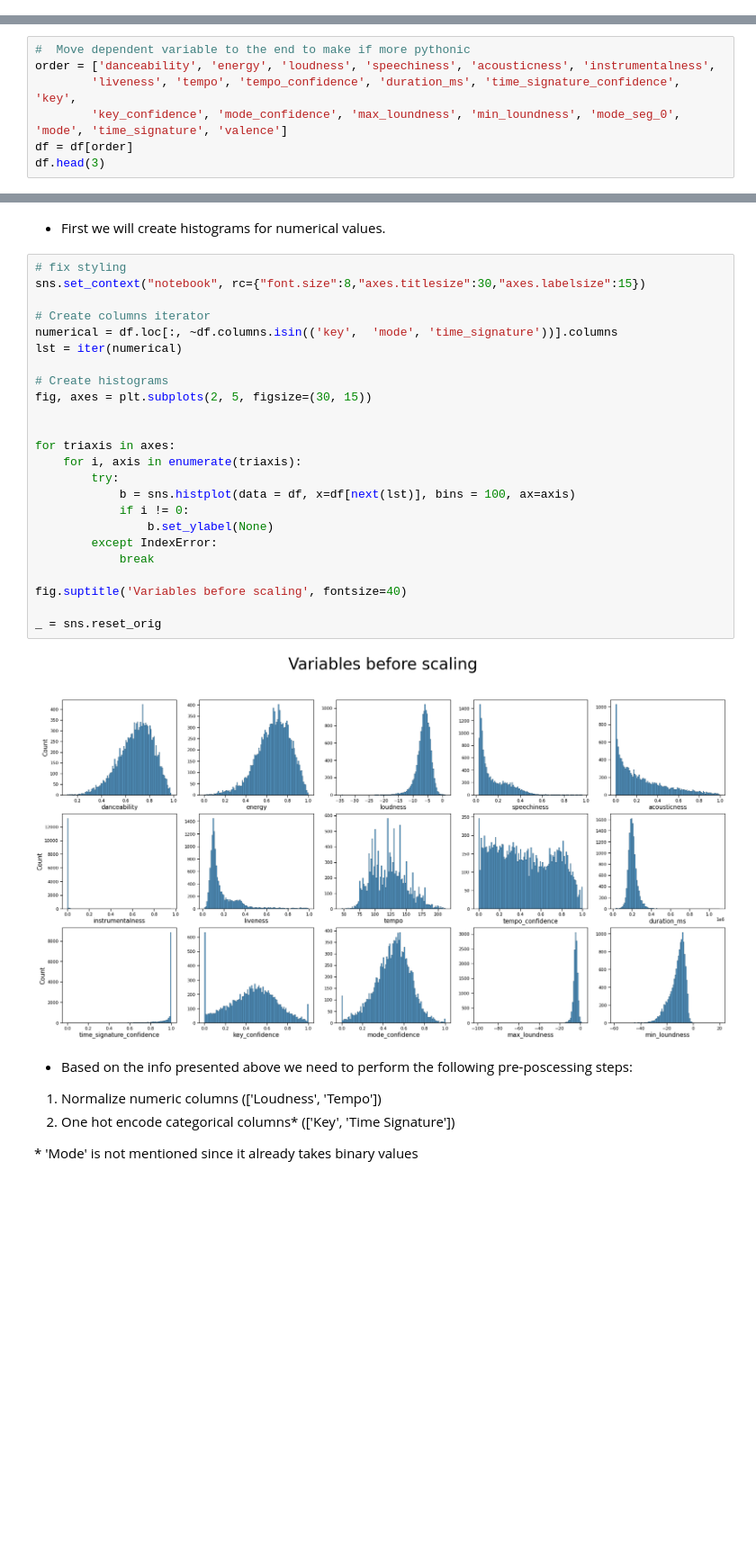
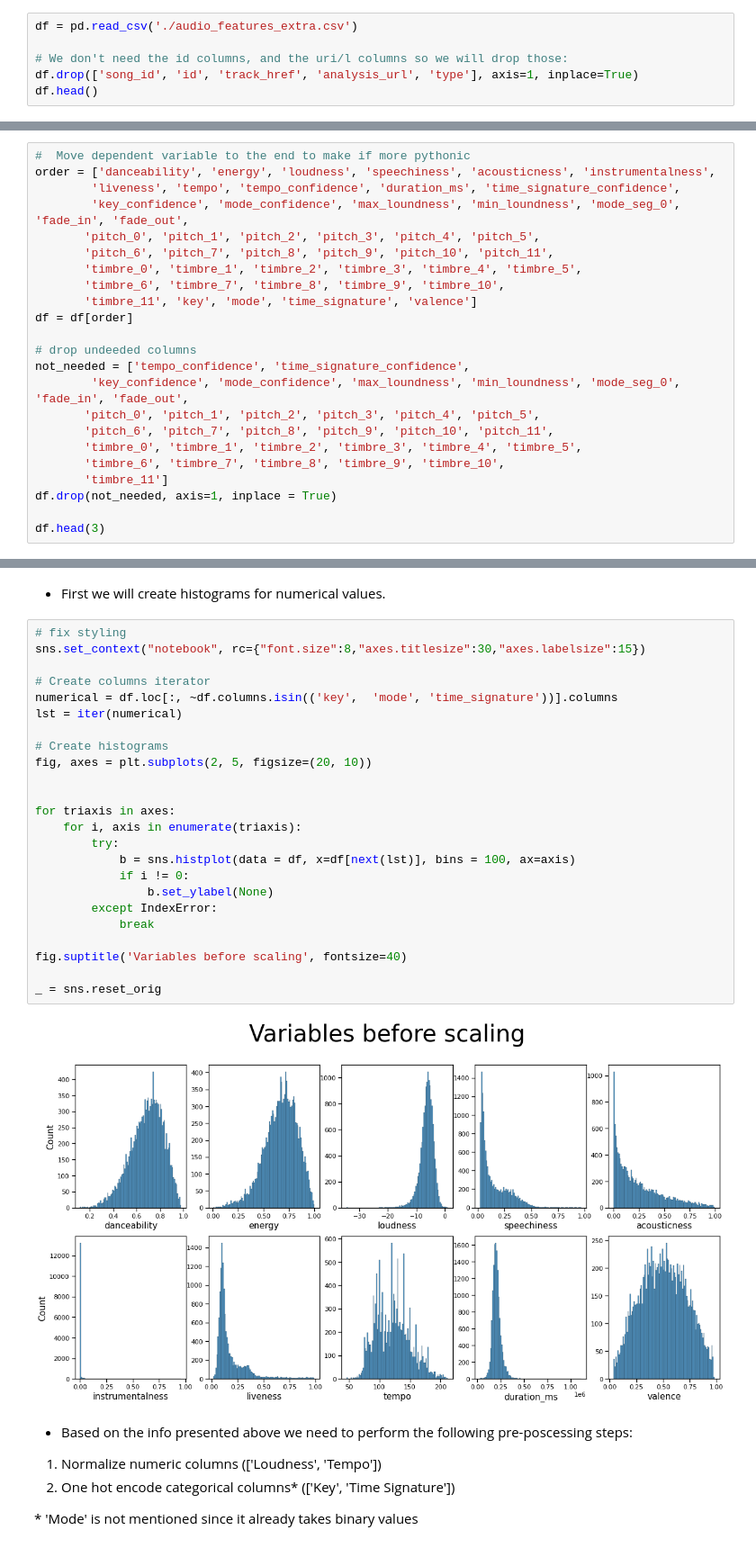
Before and after one commit to geo-chalk/spotify_valence, a Jupyter notebook: spotify_valence.ipynb, the cells around one changed output, grey strips where cells are left out. Shown at 90% size. Cells and saved outputs as stored; diff of their text form; blank space fills up the shorter version.

```diff
--- a/spotify_valence.ipynb
+++ b/spotify_valence.ipynb
@@ -281,0 +454,6 @@ Dataframe saved under audio_features.csv
+# %%
+df = pd.read_csv('./audio_features_extra.csv')
+
+# We don't need the id columns, and the uri/l columns so we will drop those:
+df.drop(['song_id', 'id', 'track_href', 'analysis_url', 'type'], axis=1, inplace=True)
+df.head()
@@ -314,9 +512,25 @@ df.drop(['song_id', 'id', 'track_href', 'analysis_url', 'type'], axis=1, inplace
 # %%
 #  Move dependent variable to the end to make if more pythonic
 order = ['danceability', 'energy', 'loudness', 'speechiness', 'acousticness', 'instrumentalness',
-        'liveness', 'tempo', 'tempo_confidence', 'duration_ms', 'time_signature_confidence', 'key',
-        'key_confidence', 'mode_confidence', 'max_loundness', 'min_loundness', 'mode_seg_0', 'mode', 'time_signature', 'valence']
+        'liveness', 'tempo', 'tempo_confidence', 'duration_ms', 'time_signature_confidence',
+        'key_confidence', 'mode_confidence', 'max_loundness', 'min_loundness', 'mode_seg_0', 'fade_in', 'fade_out',
+       'pitch_0', 'pitch_1', 'pitch_2', 'pitch_3', 'pitch_4', 'pitch_5',
+       'pitch_6', 'pitch_7', 'pitch_8', 'pitch_9', 'pitch_10', 'pitch_11',
+       'timbre_0', 'timbre_1', 'timbre_2', 'timbre_3', 'timbre_4', 'timbre_5',
+       'timbre_6', 'timbre_7', 'timbre_8', 'timbre_9', 'timbre_10',
+       'timbre_11', 'key', 'mode', 'time_signature', 'valence']
 df = df[order]
+
+# drop undeeded columns
+not_needed = ['tempo_confidence', 'time_signature_confidence',
+        'key_confidence', 'mode_confidence', 'max_loundness', 'min_loundness', 'mode_seg_0', 'fade_in', 'fade_out',
+       'pitch_0', 'pitch_1', 'pitch_2', 'pitch_3', 'pitch_4', 'pitch_5',
+       'pitch_6', 'pitch_7', 'pitch_8', 'pitch_9', 'pitch_10', 'pitch_11',
+       'timbre_0', 'timbre_1', 'timbre_2', 'timbre_3', 'timbre_4', 'timbre_5',
+       'timbre_6', 'timbre_7', 'timbre_8', 'timbre_9', 'timbre_10',
+       'timbre_11']
+df.drop(not_needed, axis=1, inplace = True)
+
 df.head(3)
 # %% [output]
 |  | danceability | energy | loudness | speechiness | acousticness | instrumentalness | liveness | tempo | ... |
@@ -388,29 +606,29 @@ Info about the columns:
 # %%
 # fix styling
 sns.set_context("notebook", rc={"font.size":8,"axes.titlesize":30,"axes.labelsize":15})
 
 # Create columns iterator
 numerical = df.loc[:, ~df.columns.isin(('key',	'mode',	'time_signature'))].columns
 lst = iter(numerical)
 
 # Create histograms
-fig, axes = plt.subplots(2, 5, figsize=(30, 15))
+fig, axes = plt.subplots(2, 5, figsize=(20, 10))
 
 
 for triaxis in axes:
     for i, axis in enumerate(triaxis):
         try:
             b = sns.histplot(data = df, x=df[next(lst)], bins = 100, ax=axis)
             if i != 0:
                 b.set_ylabel(None)
         except IndexError:
             break
 
 fig.suptitle('Variables before scaling', fontsize=40)
 
 _ = sns.reset_orig
 # %% [output]
-[figure, old version]
+[figure, new version]
 # %% [markdown]
 * Based on the info presented above we need to perform the following pre-poscessing steps:
 1. Normalize numeric columns (['Loudness', 'Tempo'])
```
Also changed, not shown: parts of 170 cells of this notebook, 3 other files.
